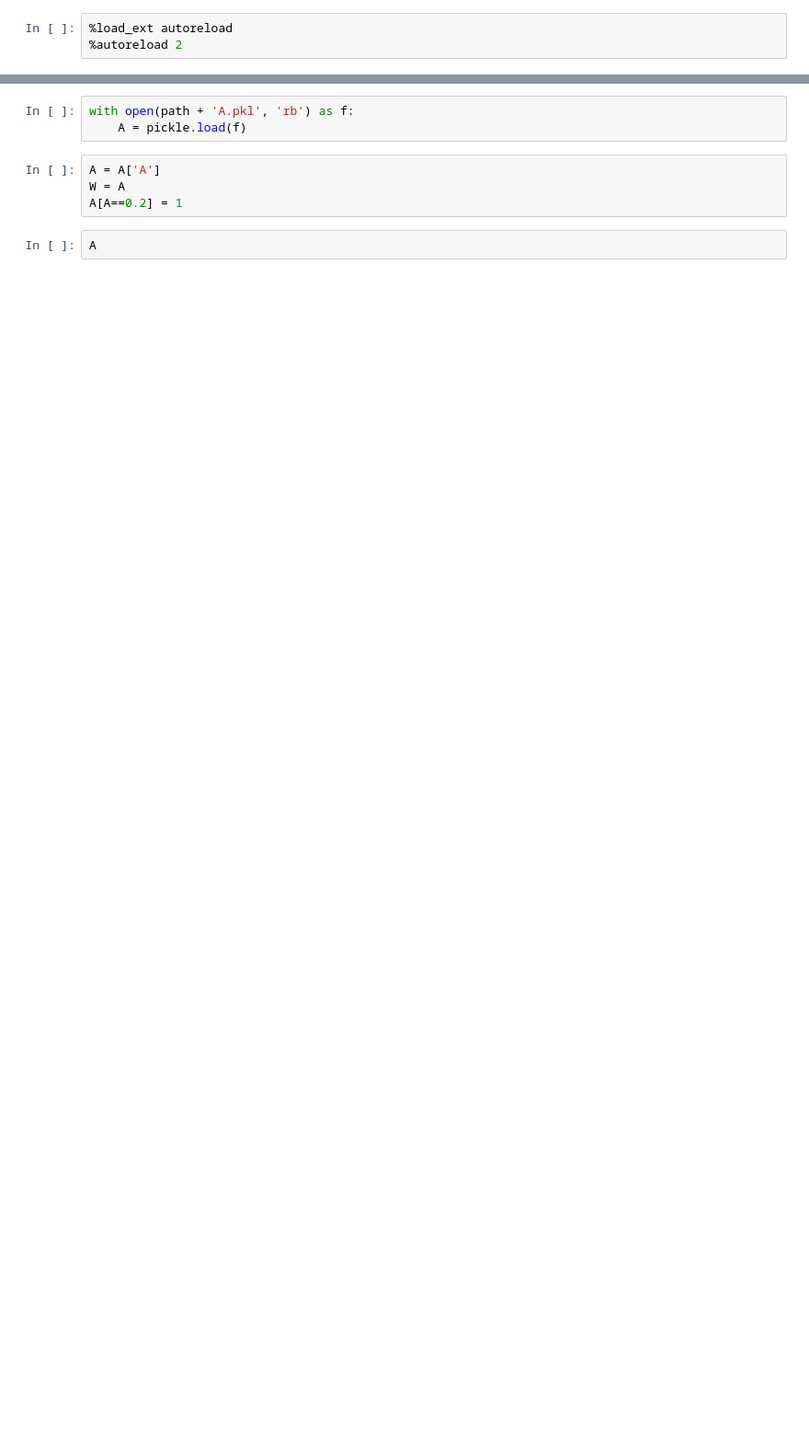
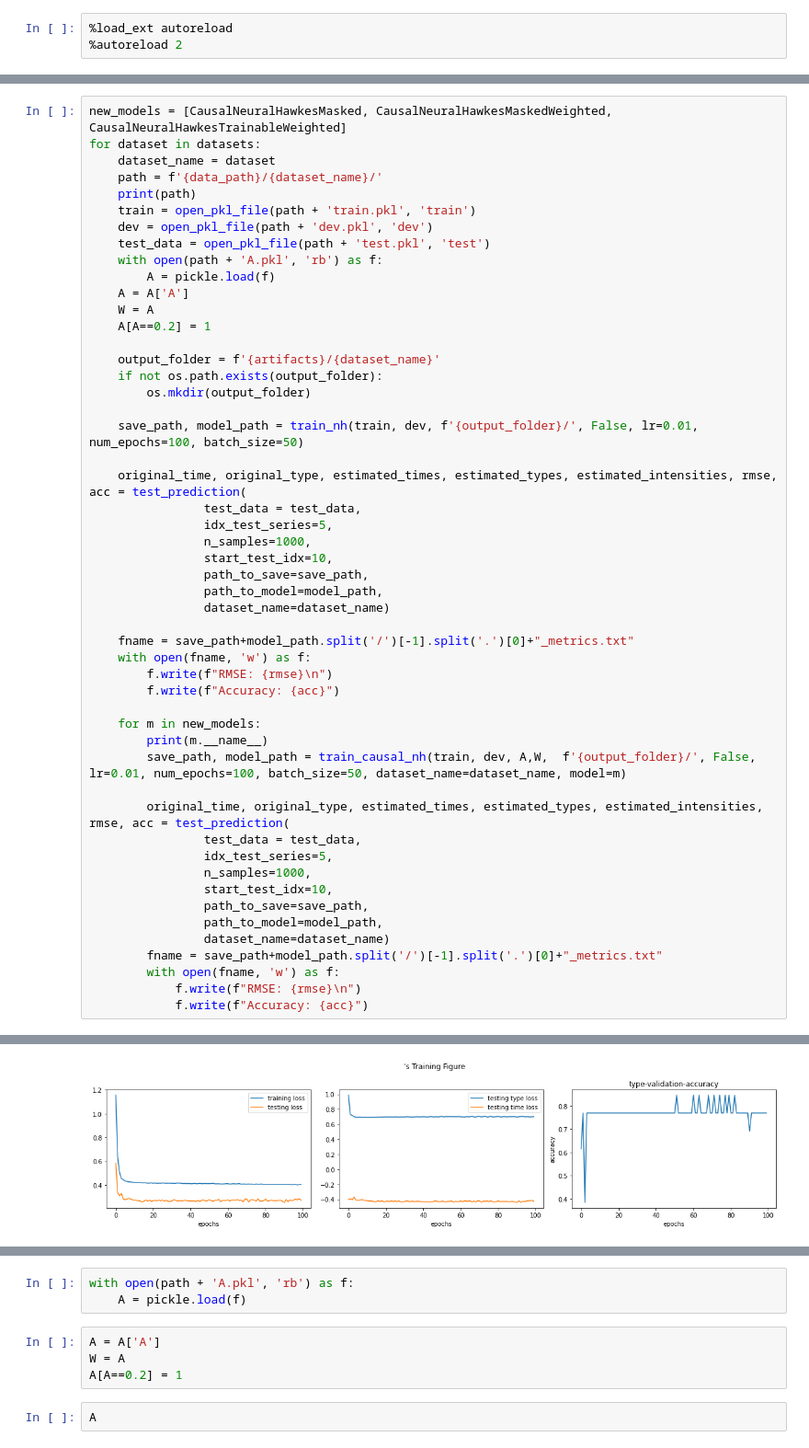
Before and after one commit to Darkmotion/Causality-based-event-sequence-modelling, a Jupyter notebook: causal_nh/notebooks/Train_NeuralHawkes.ipynb, the cells around one changed output, grey strips where cells are left out. Shown at 92% size. Saved outputs shown, nothing was run; the diff lists cells and outputs as text; blank space fills up the shorter version.

```diff
--- a/causal_nh/notebooks/Train_NeuralHawkes.ipynb
+++ b/causal_nh/notebooks/Train_NeuralHawkes.ipynb
@@ -33,0 +28,52 @@ import pickle
+# %%
+new_models = [CausalNeuralHawkesMasked, CausalNeuralHawkesMaskedWeighted, CausalNeuralHawkesTrainableWeighted]
+for dataset in datasets:
+    dataset_name = dataset
+    path = f'{data_path}/{dataset_name}/'
+    print(path)
+    train = open_pkl_file(path + 'train.pkl', 'train')
+    dev = open_pkl_file(path + 'dev.pkl', 'dev')
+    test_data = open_pkl_file(path + 'test.pkl', 'test')
+    with open(path + 'A.pkl', 'rb') as f:
+        A = pickle.load(f)
+    A = A['A']
+    W = A
+    A[A==0.2] = 1
+
+    output_folder = f'{artifacts}/{dataset_name}'
+    if not os.path.exists(output_folder):
+        os.mkdir(output_folder)
+
+    save_path, model_path = train_nh(train, dev, f'{output_folder}/', False, lr=0.01, num_epochs=100, batch_size=50)
+
+    original_time, original_type, estimated_times, estimated_types, estimated_intensities, rmse, acc = test_prediction(
+                test_data = test_data,
+                idx_test_series=5,
+                n_samples=1000,
+                start_test_idx=10,
+                path_to_save=save_path,
+                path_to_model=model_path,
+                dataset_name=dataset_name)
+
+    fname = save_path+model_path.split('/')[-1].split('.')[0]+"_metrics.txt"
+    with open(fname, 'w') as f:
+        f.write(f"RMSE: {rmse}\n")
+        f.write(f"Accuracy: {acc}")
+
+    for m in new_models:
+        print(m.__name__)
+        save_path, model_path = train_causal_nh(train, dev, A,W,  f'{output_folder}/', False, lr=0.01, num_epochs=100, batch_size=50, dataset_name=dataset_name, model=m)
+
+        original_time, original_type, estimated_times, estimated_types, estimated_intensities, rmse, acc = test_prediction(
+                test_data = test_data,
+                idx_test_series=5,
+                n_samples=1000,
+                start_test_idx=10,
+                path_to_save=save_path,
+                path_to_model=model_path,
+                dataset_name=dataset_name)
+        fname = save_path+model_path.split('/')[-1].split('.')[0]+"_metrics.txt"
+        with open(fname, 'w') as f:
+            f.write(f"RMSE: {rmse}\n")
+            f.write(f"Accuracy: {acc}")
+# %% [output]
@@ -33,0 +97 @@ import pickle
+[figure, added]
```
Also changed, not shown: parts of 15 cells of this notebook, 5 other files.
